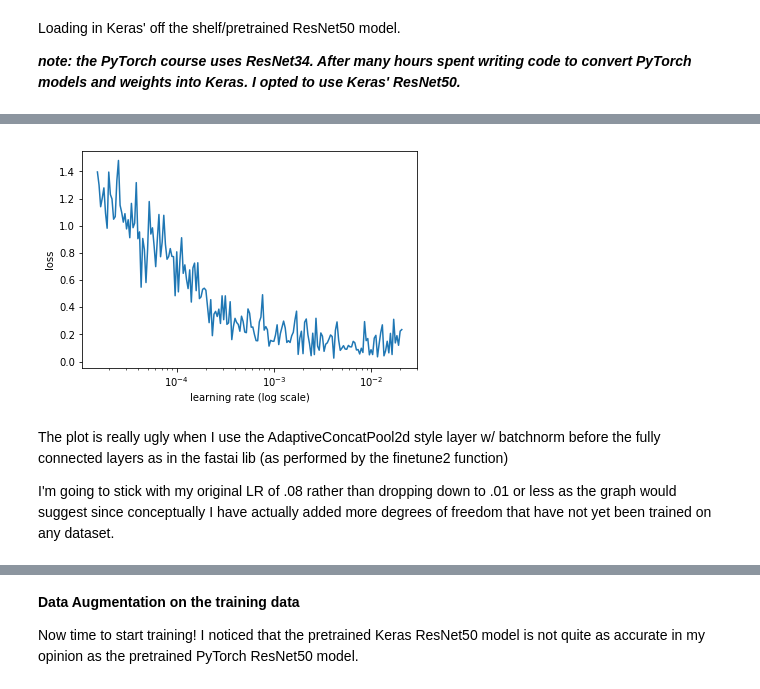
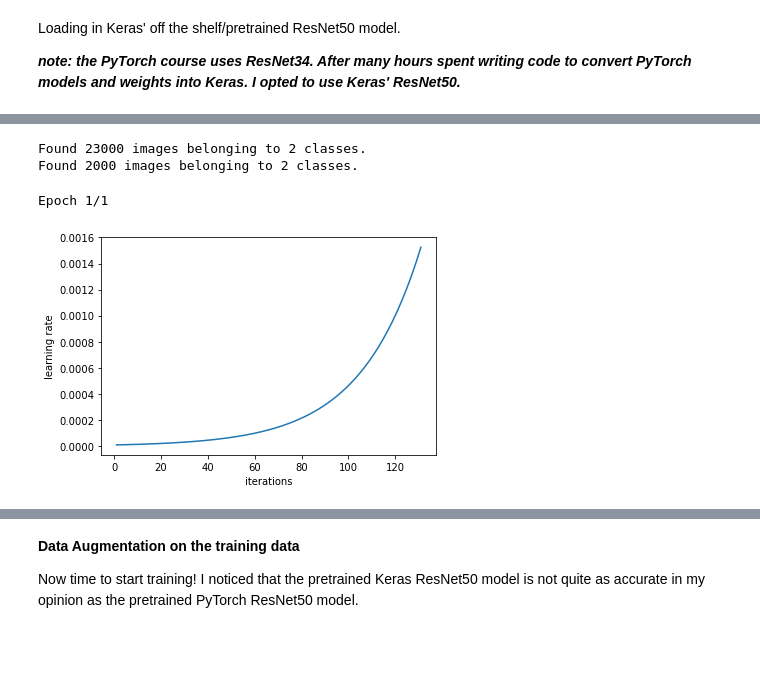
Before and after one commit to metachi/fastaiv2keras, a Jupyter notebook: lesson1-finetune2.ipynb, the cells around one changed output, grey strips where cells are left out. Saved outputs shown, nothing was run; the diff lists cells and outputs as text; code cells hidden in the pictures; blank space fills up the shorter version.

Commit message:
updated finetune2 to new api

```diff
--- a/lesson1-finetune2.ipynb
+++ b/lesson1-finetune2.ipynb
@@ -72,8 +28,15 @@ lr_find.plot_lr()
-# %%
-lr_find.plot()
-# %% [output]
-[figure, removed]
-# %% [markdown]
-The plot is really ugly when I use the AdaptiveConcatPool2d style layer w/ batchnorm before the fully connected layers as in the fastai lib (as performed by the finetune2 function)
-
-I'm going to stick with my original LR of .08 rather than dropping down to .01 or less as the graph would suggest since conceptually I have actually added more degrees of freedom that have not yet been trained on any dataset.
+# %%
+arch = ResNet50
+data = ImageClassifierData.from_paths(path=path, tfms = tfms_from_model(arch, sz, rescale=1/255))
+learn = ConvLearner.pretrained(arch, data, finetune2_layer='avg_pool')
+# %% [output]
+Found 23000 images belonging to 2 classes.
+Found 2000 images belonging to 2 classes.
+# %%
+learn.lr_find(jump=8)
+# %% [output]
+Epoch 1/1
+# %%
+learn.sched.plot_lr()
+# %% [output]
+[figure, added]
```
Also changed, not shown: parts of 45 cells of this notebook, 2 other files.
